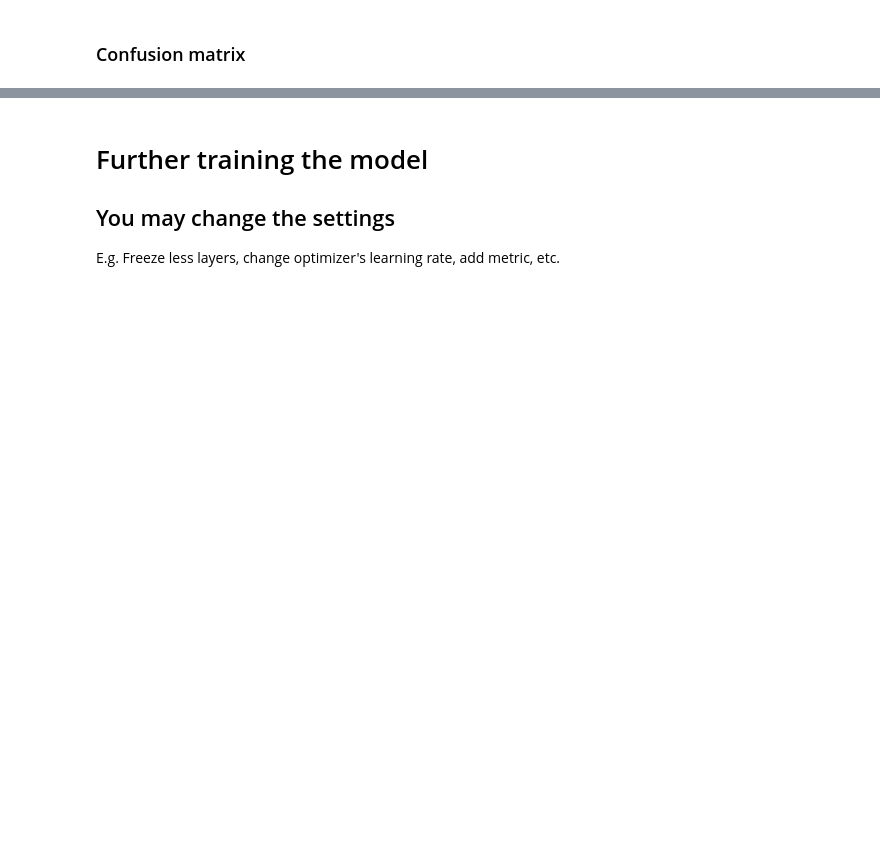
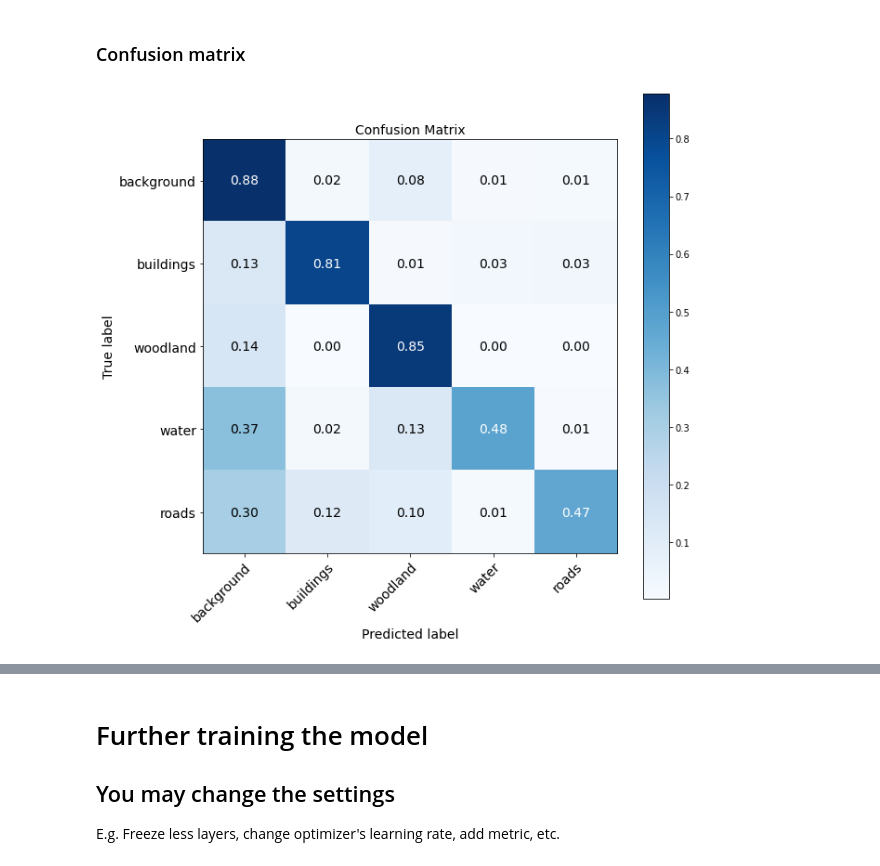
Before and after one commit to MortenTabaka/Semantic-segmentation-of-LandCover.ai-dataset, a Jupyter notebook: notebooks/templates/Model_training.ipynb, the cells around one changed output, grey strips where cells are left out. Drawn from its saved outputs; the diff is of its cells as text; code cells hidden in the pictures; blank space fills up the shorter version.

Commit message:
Feat: Add method for displaying confusion matrix using numpy and matplotlib

```diff
--- a/notebooks/templates/Model_training.ipynb
+++ b/notebooks/templates/Model_training.ipynb
@@ -165,7 +180,7 @@ LOSS = SemanticSegmentationLoss(NUM_CLASSES).soft_dice_loss
 METRICS = ["accuracy", custom_mIoU_metric]
 
 # training the model
-EPOCHS = 6
+EPOCHS = 10
 TRAINING_DATA_PATH = PROJECT_PATH + f'/notebooks/templates/results/DeepLabv3+/{VERSION}'
 CALLBACKS = [
     early_stopping_val_loss,
@@ -216,3 +256,10 @@ PredictionMasks(model, landcover_dataset, NUM_CLASSES).display_overlay_predictio
 # %% [markdown]
 ### Confusion matrix
+# %%
+class_names = ['background', 'buildings', 'woodland', 'water', 'roads']
+
+confusion_matrix = ConfusionMatrix(model, test_dataset, NUM_CLASSES)
+confusion_matrix.display_confusion_matrix(class_names)
+# %% [output]
+[figure, added]
 # %%
```
Also changed, not shown: parts of 12 cells of this notebook, 1 other file.
